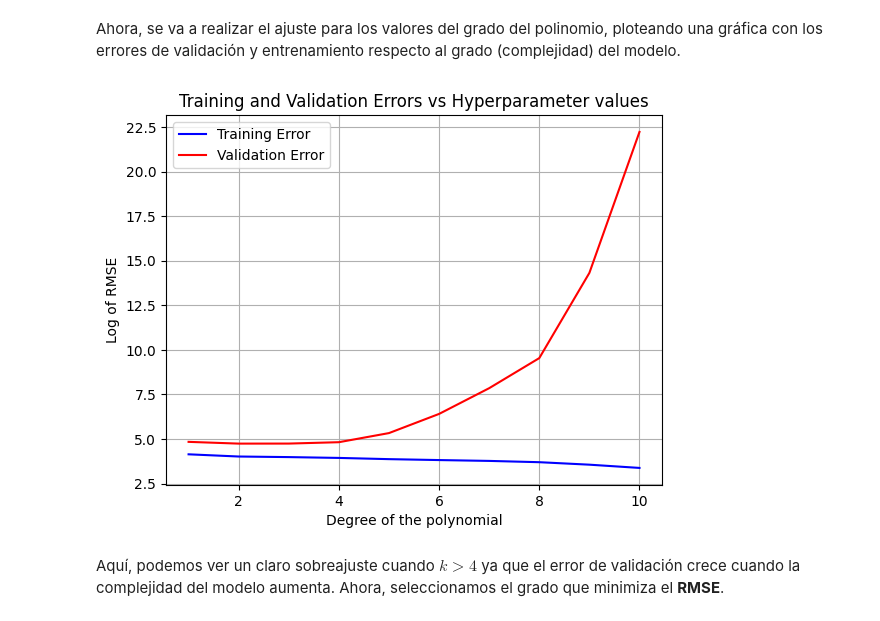
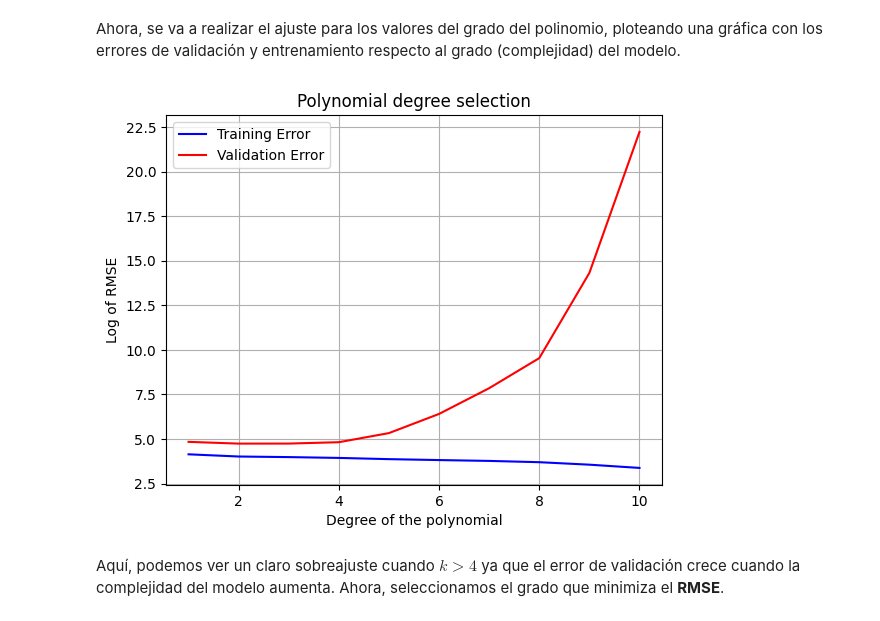
Before and after one commit to Davidjmz12/Automatic-Learning, a Jupyter notebook: Lab-02/P2.ipynb, the cells around one changed output. Saved outputs shown, nothing was run; the diff lists cells and outputs as text; code cells hidden in the pictures.

```diff
--- a/Lab-02/P2.ipynb
+++ b/Lab-02/P2.ipynb
@@ -410,8 +410,8 @@ class KValidation():
             v_error = 0
             model = self.model_factory(hyperparameter)
             for i, (train_index, validation_index) in enumerate(self.kf.split(self.x_train, self.y_train)):
-                x_train_,y_train_ = self.x_train[train_index,:], self.y_train[train_index].reshape(-1,1)
-                x_validation,y_validation = self.x_train[validation_index,:], self.y_train[validation_index].reshape(-1,1)
+                x_train_,y_train_ = self.x_train[train_index,:], self.y_train[train_index]
+                x_validation,y_validation = self.x_train[validation_index,:], self.y_train[validation_index]
 
                 model.fit(x_train_, y_train_)
 
@@ -424,7 +424,7 @@ class KValidation():
             self.training_errors = self.training_errors + [float(t_error/self.kf.get_n_splits())]
             self.validation_errors = self.validation_errors + [float(v_error/self.kf.get_n_splits())]
 
-    def plot_errors(self, x_label="Hyperparameter", log = False):
+    def plot_errors(self, x_label="Hyperparameter", title="Training and Validation Errors vs Hyperparameter values",  log = False):
         if log:
             plt.plot(self.hyperparameters_range, np.log(self.training_errors), "b-", label="Training Error")
             plt.plot(self.hyperparameters_range, np.log(self.validation_errors), "r-", label="Validation Error")
@@ -433,7 +433,7 @@ class KValidation():
             plt.plot(self.hyperparameters_range, self.training_errors, "b-", label="Training Error")
             plt.plot(self.hyperparameters_range, self.validation_errors, "r-", label="Validation Error")
             plt.ylabel("RMSE")
-        plt.title("Training and Validation Errors vs Hyperparameter values")
+        plt.title(title)
 
         plt.xlabel(x_label)
         plt.legend()
@@ -450,24 +450,24 @@ Ahora, se va a realizar el ajuste para los valores del grado del polinomio, plot
 # %%
 # Model creator. Lambda function that given a degree n, it gives a polynomial regression model
 mod_2_factory = lambda n : make_pipeline(
         MinMaxScaler(feature_range=(-1,1)),
         PolynomialFeatures(n),
         linear_model.LinearRegression()
     )
 
 # Hyperparameters range
 hyperparameters_range = range(1, 11)
 
 # Create the KValidation object
 kv = KValidation(x_train, y_train, mod_2_factory, hyperparameters_range)
 
 # Compute the errors
 kv.compute_errors()
 
 # Plot the errors
-kv.plot_errors(x_label="Degree of the polynomial", log=True)
+kv.plot_errors(x_label="Degree of the polynomial", title="Polynomial degree selection", log=True)
 # %% [output]
-[figure, old version]
+[figure, new version]
 # %% [markdown]
 Aquí, podemos ver un claro sobreajuste cuando $k>4$ ya que el error de validación crece cuando la complejidad del modelo aumenta. Ahora, seleccionamos el grado que minimiza el **RMSE**.
 # %%
```
Also changed, not shown: parts of 21 cells of this notebook.
